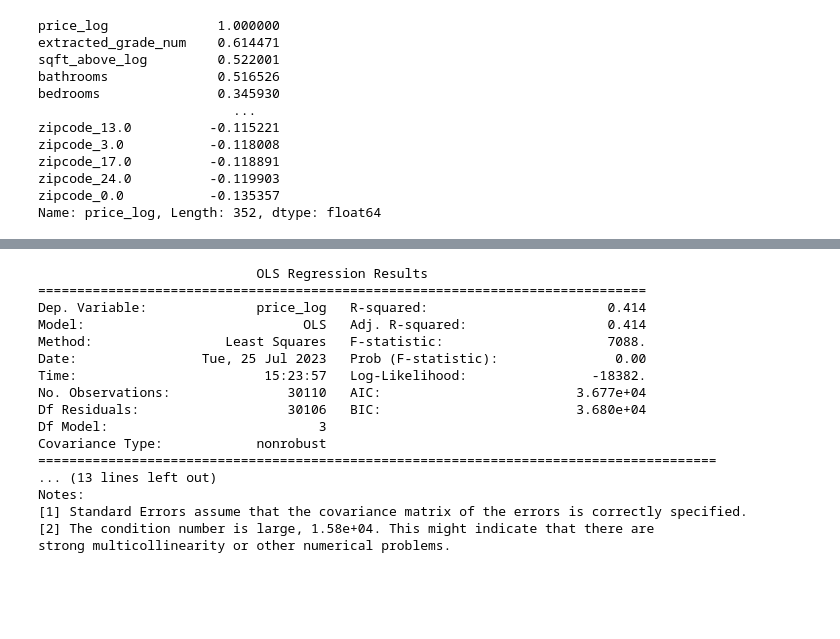
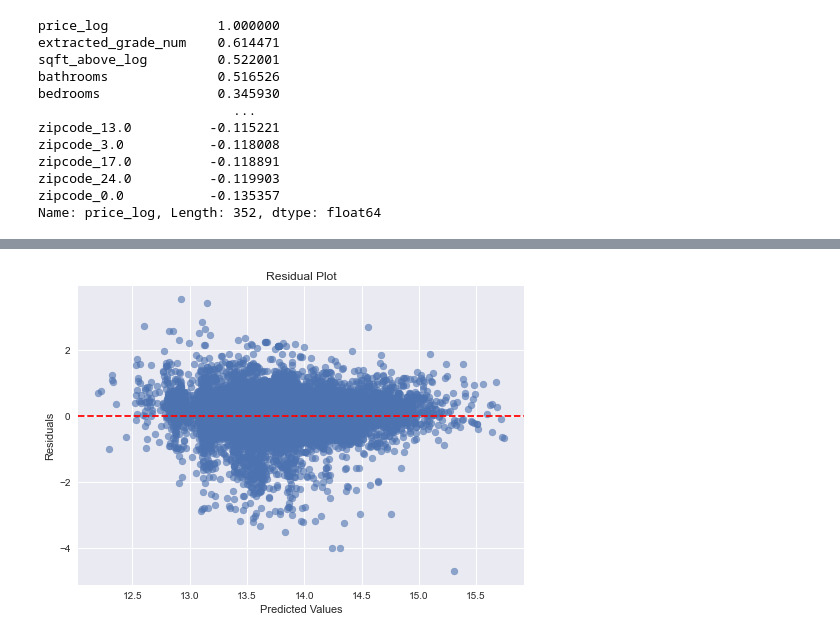
Before and after one commit to cristopher-d-delgado/Project_Linear_Regression_King_County, a Jupyter notebook: notebooks/modeling.ipynb, the cells around one changed output, grey strips where cells are left out. Saved outputs shown, nothing was run; the diff lists cells and outputs as text; code cells hidden in the pictures; blank space fills up the shorter version.

Commit message:
Finished model 3

```diff
--- a/notebooks/modeling.ipynb
+++ b/notebooks/modeling.ipynb
@@ -450,7 +448,7 @@ zipcode_0.0           -0.135357
 Name: price_log, Length: 352, dtype: float64
 # %%
 # Specify the model parameters
-X = clean[['extracted_grade_num', 'sqft_above_log', 'bathrooms', 'bedroom']]
+X = clean[['extracted_grade_num', 'sqft_above_log', 'bathrooms', 'bedrooms']]
 y = clean['price_log']
 
 # Make Model 3
@@ -462,22 +476,16 @@ KeyError: "['bedroom'] not in index"
-# %%
-model2 = sm.OLS(y, sm.add_constant(X))
-model2_results = model1.fit()
-print(model1_results.summary())
-# %% [output]
-                            OLS Regression Results
-==============================================================================
-Dep. Variable:              price_log   R-squared:                       0.414
-Model:                            OLS   Adj. R-squared:                  0.414
-Method:                 Least Squares   F-statistic:                     7088.
-Date:                Tue, 25 Jul 2023   Prob (F-statistic):               0.00
-Time:                        15:23:57   Log-Likelihood:                -18382.
-No. Observations:               30110   AIC:                         3.677e+04
-Df Residuals:                   30106   BIC:                         3.680e+04
-Df Model:                           3
-Covariance Type:            nonrobust
-=======================================================================================
-... (13 lines left out)
-Notes:
-[1] Standard Errors assume that the covariance matrix of the errors is correctly specified.
-[2] The condition number is large, 1.58e+04. This might indicate that there are
-strong multicollinearity or other numerical problems.
+# %%
+# View model predictions
+predicted_values = model3_results.fittedvalues
+residuals = model3_results.resid
+
+# Generate the residual plot
+fig, ax = plt.subplots()
+ax.scatter(predicted_values, residuals, alpha=0.6)
+ax.axhline(y=0, color='red', linestyle='--')  # Add a horizontal line at y=0 for reference
+ax.set_xlabel('Predicted Values')
+ax.set_ylabel('Residuals')
+ax.set_title('Residual Plot')
+plt.grid(True)
+plt.show()
+# %% [output]
+[figure, added]
```
Also changed, not shown: parts of 11 cells of this notebook.
